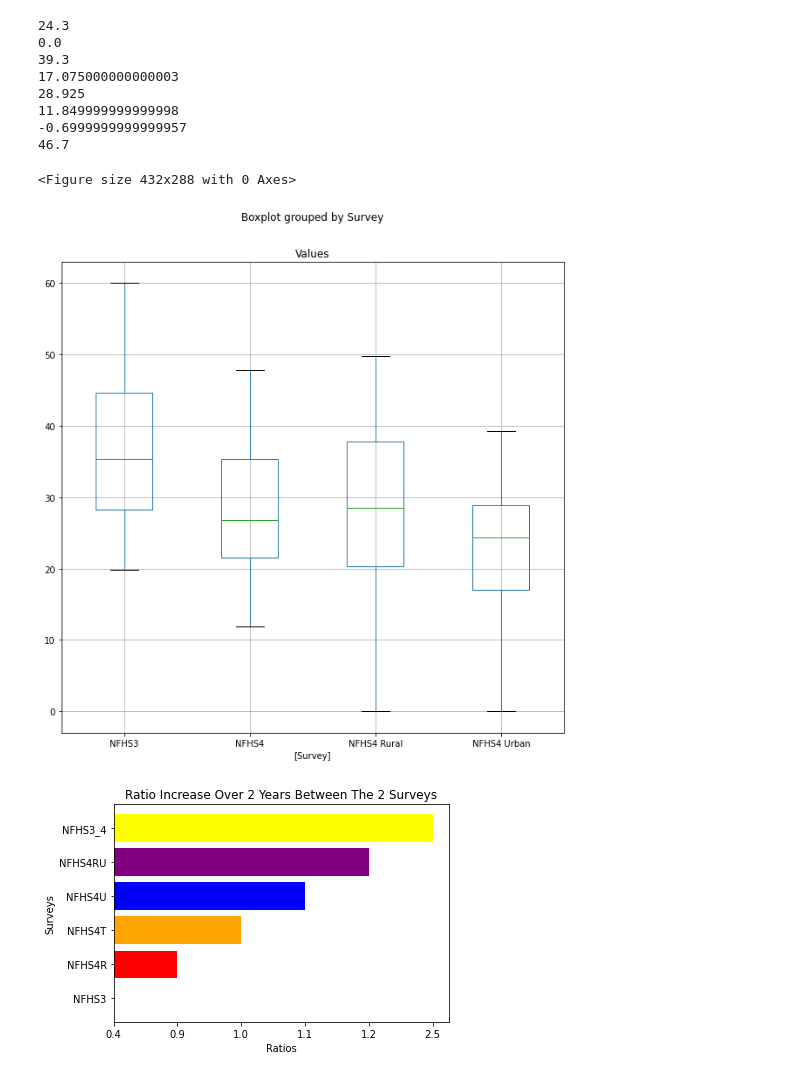
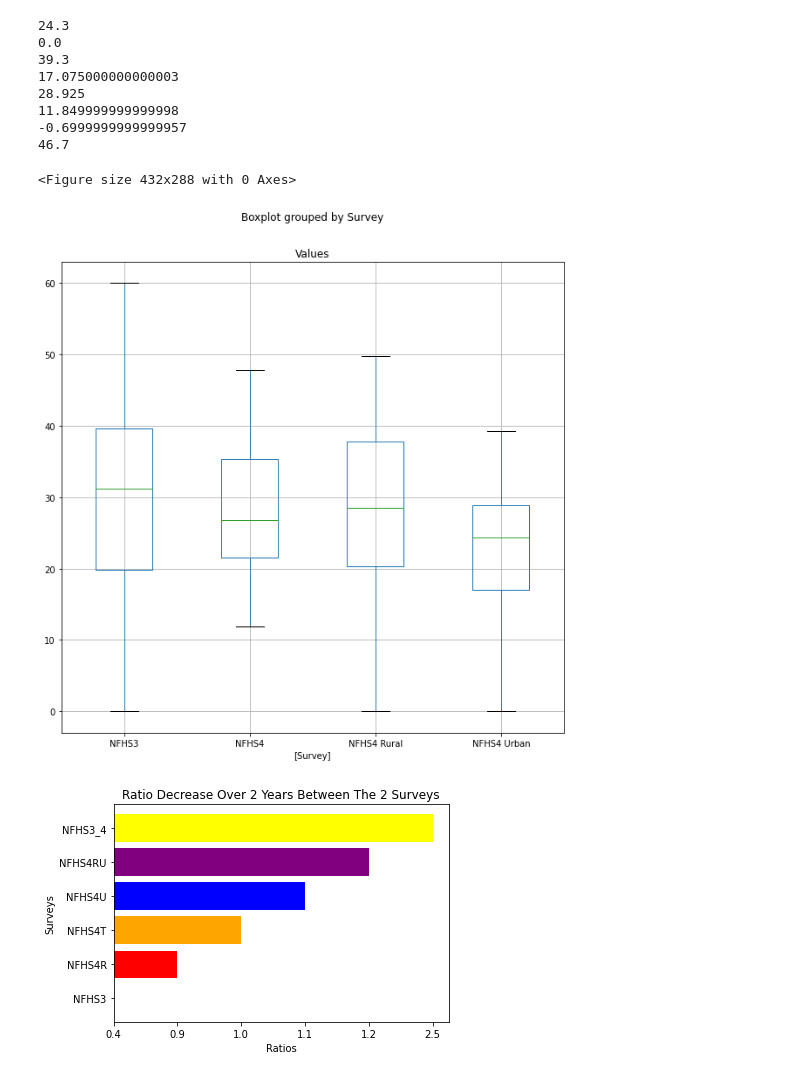
Before and after one commit to narayanan-nithya/Group_Project_Nutritional_Analysis_Of_Children_Under_Age_5, a Jupyter notebook: Complete_Nutritional_Analysis.ipynb, the cells around one changed output. Cells and saved outputs as stored; diff of their text form; code cells hidden in the pictures.

Commit message:
All Updates and Visualization

```diff
--- a/Complete_Nutritional_Analysis.ipynb
+++ b/Complete_Nutritional_Analysis.ipynb
@@ -848,39 +867,40 @@ print(upper_outlier)
 -0.6999999999999957
 46.7
 # %%
-NFHS3 = pd.DataFrame({"Values":[31.15,60.0,19.8,39.6]})
+NFHS3 = pd.DataFrame({"Values":[31.15,0.0,60.0,19.8,39.6]})
 
 NFHS4 = pd.DataFrame({"Values":[26.85,11.9,47.8,21.6,35.4]})
 
 NFHS4Rural = pd.DataFrame({"Values":[28.5,0.0,49.8,20.3,37.8]})
 
 NFHS4Urban = pd.DataFrame({"Values":[24.3,0.0,39.3,17.0,28.9]})
 
 NFHS3["Survey"] = "NFHS3"
 NFHS4["Survey"] = "NFHS4"
 NFHS4Rural["Survey"] = "NFHS4 Rural"
 NFHS4Urban["Survey"] = "NFHS4 Urban"
 
 Values =[NFHS3,NFHS4,NFHS4Rural,NFHS4Urban]
 AllValues = pd.concat(Values)
+
 plt.figure()
 AllValues.boxplot(by="Survey",figsize=(10,10))
 
 plt.savefig("Bar Plots - NFHS3 Vs NFHS4")
 # %% [output]
 <Figure size 432x288 with 0 Axes>
-[figure, old version]
+[figure, new version]
 # %%
 chart_ratio =pd.DataFrame({"Surveys":["NFHS3","NFHS4R","NFHS4T","NFHS4U","NFHS4RU","NFHS3_4"],
                                "Ratios":["0.4","0.9","1.0","1.1","1.2","2.5"]})
 x_axis = chart_ratio["Surveys"]
 y_axis = chart_ratio["Ratios"]
 
-plt.title("Ratio Increase Over 2 Years Between The 2 Surveys")
+plt.title("Ratio Decrease Over 2 Years Between The 2 Surveys")
 plt.xlabel("Ratios")
 plt.ylabel("Surveys")
 plt.barh(x_axis,y_axis,color=['yellow', 'red', 'orange', 'blue', 'purple'],linewidth =5)
 plt.savefig("Bar Plot Of Ratio Increase Over Years Between The Two Surveys")
 plt.show()
 # %% [output]
-[figure, old version]
+[figure, new version]
```
Also changed, not shown: parts of 12 cells of this notebook, 4 other files.
